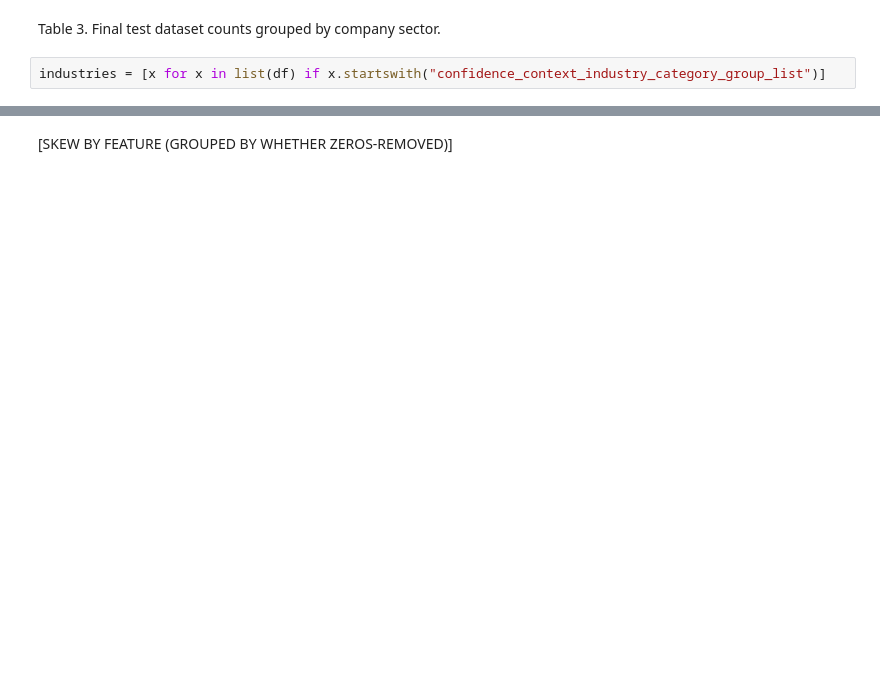
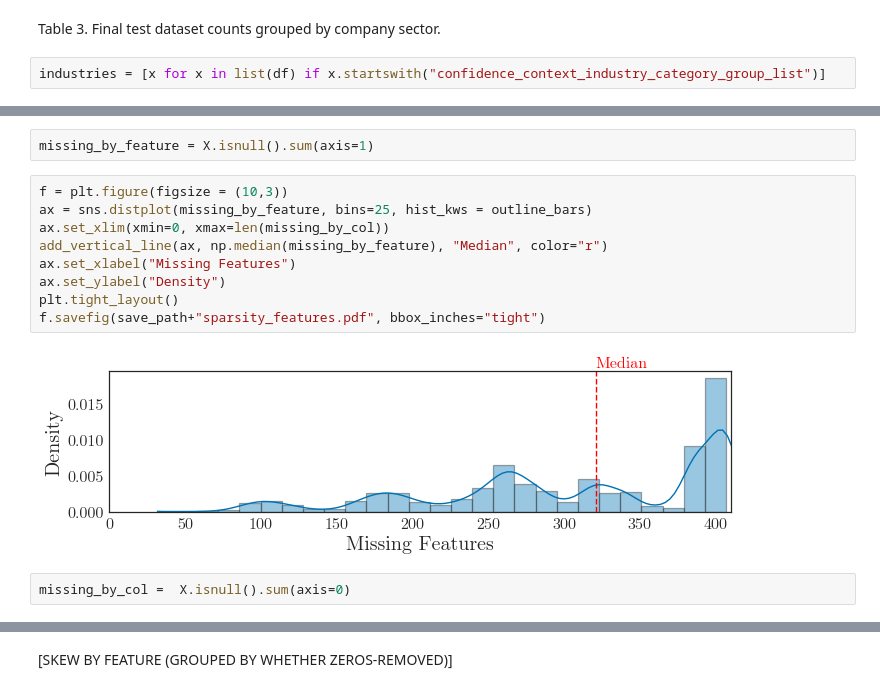
Before and after one commit to markshelton/autovc, a Jupyter notebook: dev/package/analysis/notebooks/Exploratory Statistics.ipynb, the cells around one changed output, grey strips where cells are left out. Drawn from its saved outputs; the diff is of its cells as text; blank space fills up the shorter version.

```diff
--- a/dev/package/analysis/notebooks/Exploratory Statistics.ipynb
+++ b/dev/package/analysis/notebooks/Exploratory Statistics.ipynb
@@ -354,0 +323,15 @@ KeyError: 'Software'
+# %%
+missing_by_feature = X.isnull().sum(axis=1)
+# %%
+f = plt.figure(figsize = (10,3))
+ax = sns.distplot(missing_by_feature, bins=25, hist_kws = outline_bars)
+ax.set_xlim(xmin=0, xmax=len(missing_by_col))
+add_vertical_line(ax, np.median(missing_by_feature), "Median", color="r")
+ax.set_xlabel("Missing Features")
+ax.set_ylabel("Density")
+plt.tight_layout()
+f.savefig(save_path+"sparsity_features.pdf", bbox_inches="tight")
+# %% [output]
+[figure, added]
+# %%
+missing_by_col =  X.isnull().sum(axis=0)
```
Also changed, not shown: parts of 50 cells of this notebook, 19 other files.
